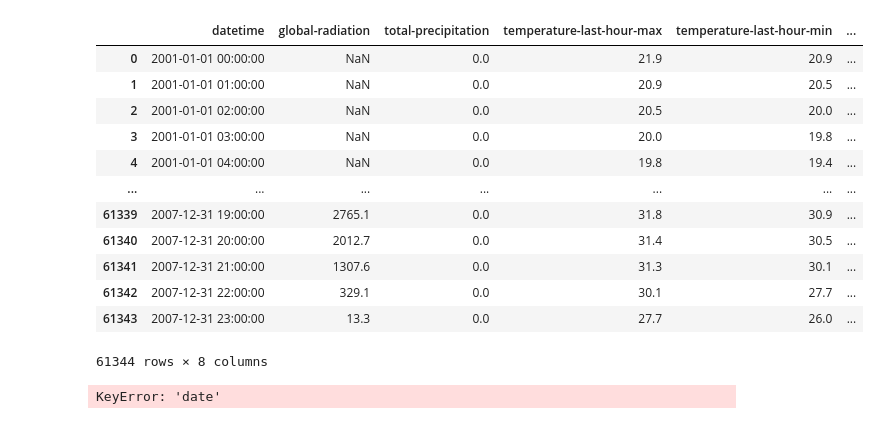
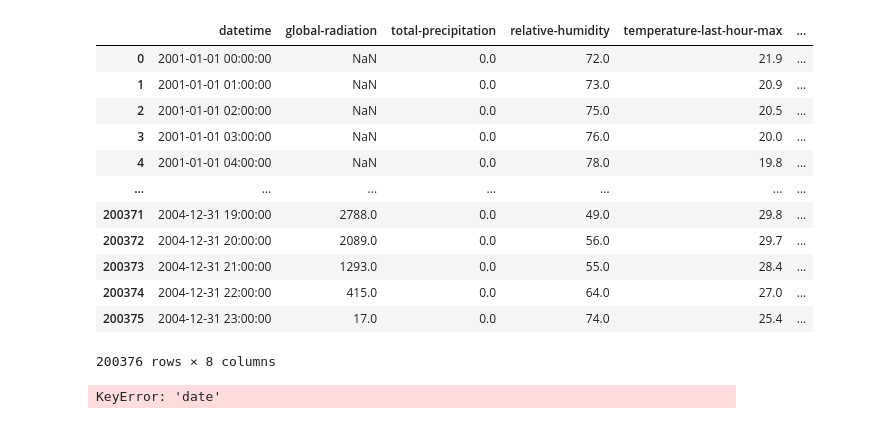
Before and after one commit to fellipessanha/solar-studies, a Jupyter notebook: data-treatment.ipynb, the cells around one changed output. Saved outputs shown, nothing was run; the diff lists cells and outputs as text; code cells hidden in the pictures.

Commit message:
feat: further treat datetime entries

```diff
--- a/data-treatment.ipynb
+++ b/data-treatment.ipynb
@@ -6,11 +6,11 @@ import os
 import matplotlib.pyplot as plt
 from datetime import datetime as dt
 # %%
-years = [i for i in range(2001, 2008)]
+years = [i.name for i in os.scandir(f"inmet-data") if i.is_dir()]
 location = "A801"
 
 filenames = []
-for year in years:
+for year in years[1:]:
     filenames.extend(
         [
             f"{year}/{file.name}"
@@ -18,10 +18,18 @@ for year in years:
             if location in file.name
         ]
     )
-dfs = [
-    pd.read_csv(f"inmet-data/{f}", delimiter=";", header=8, encoding="iso-8859-1")
-    for f in filenames
-]
+dfs = []
+for f in filenames:
+    df = pd.read_csv(f"inmet-data/{f}", delimiter=";", header=8, encoding="iso-8859-1")
+    dfs.append(
+        df.rename(
+            columns={
+                "HORA (UTC)": "Hora UTC",
+                "DATA (YYYY-MM-DD)": "Data",
+                "RADIACAO GLOBAL (Kj/m²)": "RADIACAO GLOBAL (KJ/m²)",
+            }
+        )
+    )
 
 raw_data = pd.concat(dfs).reset_index()
 raw_data
@@ -42,5 +50,16 @@ raw_data
 # %%
 cols = raw_data.columns
+
+# treating hour data bc it's not super consistent
+raw_data[cols[2]] = raw_data[cols[2]].apply(
+    lambda s: ":".join([s[:2], s[2:4]]) if isinstance(s, str) and "UTC" in s else s
+)
+# same for dates
+raw_data[cols[1]] = raw_data[cols[1]].apply(
+    lambda s: s.replace("/", "-") if isinstance(s, str) else s
+)
+
+
 raw_data["datetime"] = pd.to_datetime(
     raw_data[cols[1]] + " " + raw_data[cols[2]], format="%Y-%m-%d %H:%M"
 )
@@ -50,48 +69,48 @@ def parseToFloat(col):
     return (
         raw_data[col]
         .apply(lambda x: float(x.replace(",", ".")) if (isinstance(x, str)) else x)
         .apply(lambda x: np.nan if x == -9999.0 else x)
     )
 
 
 # global-radiation
-raw_data["global-radiation"] = parseToFloat("RADIACAO GLOBAL (KJ/m²)")
+raw_data["global-radiation"] = parseToFloat(cols[7])
 
 # precipitation
-raw_data["total-precipitation"] = parseToFloat("PRECIPITAÇÃO TOTAL, HORÁRIO (mm)")
+raw_data["total-precipitation"] = parseToFloat(cols[3])
 
 raw_data["relative-humidity"] = parseToFloat("UMIDADE RELATIVA DO AR, HORARIA (%)")
 
 # temperature
 raw_data["temperature-last-hour-max"] = parseToFloat(
     "TEMPERATURA MÁXIMA NA HORA ANT. (AUT) (°C)"
 )
 raw_data["temperature-last-hour-min"] = parseToFloat(
     "TEMPERATURA MÍNIMA NA HORA ANT. (AUT) (°C)"
 )
 
 # wind
 raw_data["wind-speed"] = parseToFloat("VENTO, VELOCIDADE HORARIA (m/s)")
 raw_data["wind-speed-max-gust"] = parseToFloat("VENTO, RAJADA MAXIMA (m/s)")
 
 raw_data
 # removing unused columns and renaming the remainder to more friendly names
 renamed_data = raw_data.drop(columns=cols[:21])
 renamed_data
 # %% [output]
-|  | datetime | global-radiation | total-precipitation | temperature-last-hour-max | temperature-last-hour-min | ... |
-| 0 | 2001-01-01 00:00:00 | NaN | 0.0 | 21.9 | 20.9 | ... |
-| 1 | 2001-01-01 01:00:00 | NaN | 0.0 | 20.9 | 20.5 | ... |
-| 2 | 2001-01-01 02:00:00 | NaN | 0.0 | 20.5 | 20.0 | ... |
-| 3 | 2001-01-01 03:00:00 | NaN | 0.0 | 20.0 | 19.8 | ... |
-| 4 | 2001-01-01 04:00:00 | NaN | 0.0 | 19.8 | 19.4 | ... |
+|  | datetime | global-radiation | total-precipitation | relative-humidity | temperature-last-hour-max | ... |
+| 0 | 2001-01-01 00:00:00 | NaN | 0.0 | 72.0 | 21.9 | ... |
+| 1 | 2001-01-01 01:00:00 | NaN | 0.0 | 73.0 | 20.9 | ... |
+| 2 | 2001-01-01 02:00:00 | NaN | 0.0 | 75.0 | 20.5 | ... |
+| 3 | 2001-01-01 03:00:00 | NaN | 0.0 | 76.0 | 20.0 | ... |
+| 4 | 2001-01-01 04:00:00 | NaN | 0.0 | 78.0 | 19.8 | ... |
 | ... | ... | ... | ... | ... | ... | ... |
-| 61339 | 2007-12-31 19:00:00 | 2765.1 | 0.0 | 31.8 | 30.9 | ... |
-| 61340 | 2007-12-31 20:00:00 | 2012.7 | 0.0 | 31.4 | 30.5 | ... |
-| 61341 | 2007-12-31 21:00:00 | 1307.6 | 0.0 | 31.3 | 30.1 | ... |
-| 61342 | 2007-12-31 22:00:00 | 329.1 | 0.0 | 30.1 | 27.7 | ... |
-| 61343 | 2007-12-31 23:00:00 | 13.3 | 0.0 | 27.7 | 26.0 | ... |
+| 200371 | 2004-12-31 19:00:00 | 2788.0 | 0.0 | 49.0 | 29.8 | ... |
+| 200372 | 2004-12-31 20:00:00 | 2089.0 | 0.0 | 56.0 | 29.7 | ... |
+| 200373 | 2004-12-31 21:00:00 | 1293.0 | 0.0 | 55.0 | 28.4 | ... |
+| 200374 | 2004-12-31 22:00:00 | 415.0 | 0.0 | 64.0 | 27.0 | ... |
+| 200375 | 2004-12-31 23:00:00 | 17.0 | 0.0 | 74.0 | 25.4 | ... |
-61344 rows × 8 columns
+200376 rows × 8 columns
 # %%
 train = renamed_data[renamed_data.datetime < pd.to_datetime("2007", format="%Y")]
 test = renamed_data[renamed_data.datetime >= pd.to_datetime("2007", format="%Y")]
```
Also changed, not shown: parts of 1 cell of this notebook.
